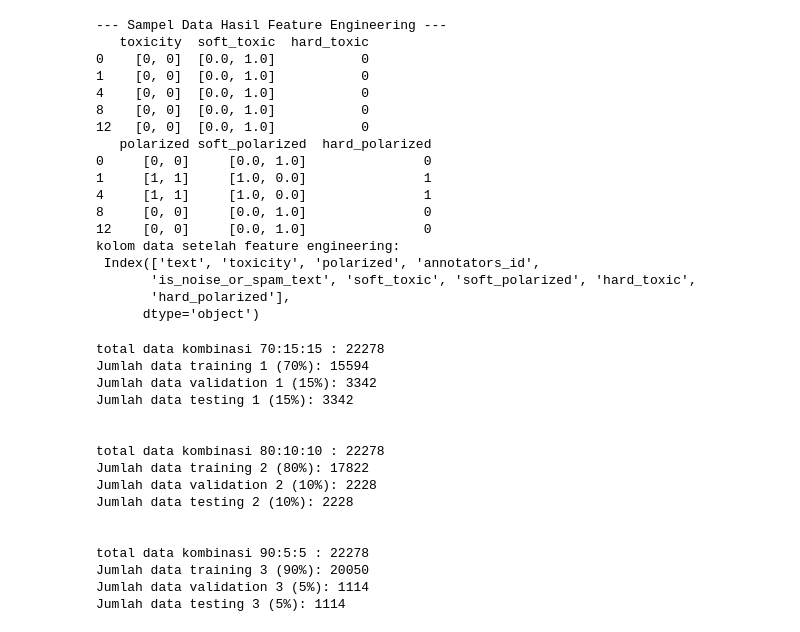
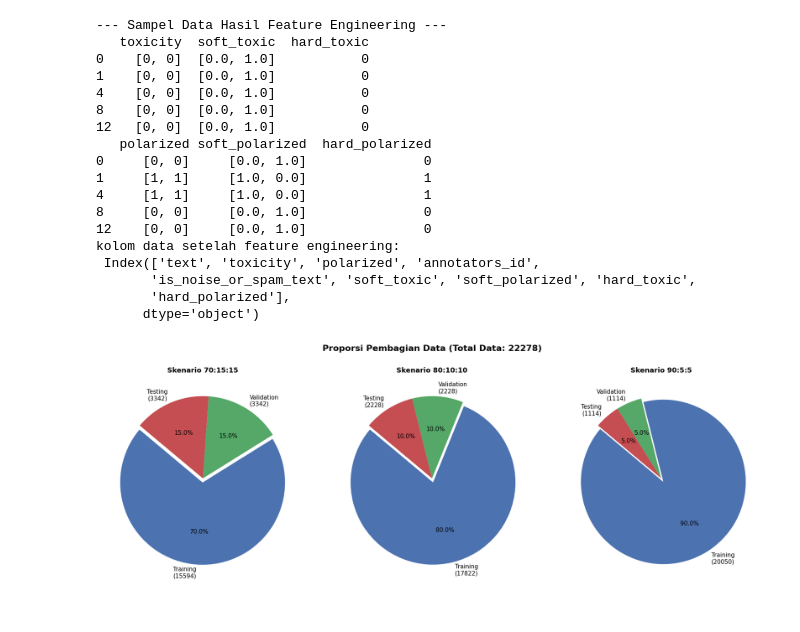
Before and after one commit to sultandaris/DARIS, a Jupyter notebook: code.ipynb, the cells around one changed output. Saved outputs shown, nothing was run; the diff lists cells and outputs as text; code cells hidden in the pictures.

```diff
--- a/code.ipynb
+++ b/code.ipynb
@@ -400,48 +400,56 @@ kolom data setelah feature engineering:
        'hard_polarized'],
       dtype='object')
 # %%
-#data splitting
 from sklearn.model_selection import train_test_split
+import matplotlib.pyplot as plt
 
+# ==========================================
+# 1. PROSES DATA SPLITTING
+# ==========================================
+# Skenario 1: 70:15:15
 train_data1, temp_data1 = train_test_split(data, test_size=0.3, random_state=42)
 val_data1, test_data1 = train_test_split(temp_data1, test_size=0.5, random_state=42)
-print("total data kombinasi 70:15:15 :", len(data))
-print(f"Jumlah data training 1 (70%): {len(train_data1)}")
-print(f"Jumlah data validation 1 (15%): {len(val_data1)}")
-print(f"Jumlah data testing 1 (15%): {len(test_data1)}")
 
-print("\n")
-
+# Skenario 2: 80:10:10
 train_data2, temp_data2 = train_test_split(data, test_size=0.2, random_state=42)
 val_data2, test_data2 = train_test_split(temp_data2, test_size=0.5, random_state=42)
-print("total data kombinasi 80:10:10 :", len(data))
-print(f"Jumlah data training 2 (80%): {len(train_data2)}")
-print(f"Jumlah data validation 2 (10%): {len(val_data2)}")
-print(f"Jumlah data testing 2 (10%): {len(test_data2)}")
 
-print("\n")
-
+# Skenario 3: 90:5:5
 train_data3, temp_data3 = train_test_split(data, test_size=0.1, random_state=42)
 val_data3, test_data3 = train_test_split(temp_data3, test_size=0.5, random_state=42)
-print("total data kombinasi 90:5:5 :", len(data))
-print(f"Jumlah data training 3 (90%): {len(train_data3)}")
-print(f"Jumlah data validation 3 (5%): {len(val_data3)}")
-print(f"Jumlah data testing 3 (5%): {len(test_data3)}")
+
+# ==========================================
+# 2. VISUALISASI DENGAN PIE CHART
+# ==========================================
+def plot_split_pie(train_len, val_len, test_len, judul, ax):
+    # Data untuk pie chart
+    sizes = [train_len, val_len, test_len]
+    labels = [f'Training\n({train_len})', f'Validation\n({val_len})', f'Testing\n({test_len})']
+
+    # Pengaturan warna agar menarik
+    colors = ['#4C72B0', '#55A868', '#C44E52']
+
+    # Memberi efek potongan sedikit keluar pada porsi Training
+    explode = (0.05, 0, 0)
+
+    # Membuat pie chart di axis yang ditentukan
+    ax.pie(sizes, explode=explode, labels=labels, colors=colors,
+           autopct='%1.1f%%', startangle=140, textprops={'fontsize': 11})
+    ax.set_title(judul, fontweight='bold', fontsize=13)
+
+# Membuat kanvas figure dengan 1 baris dan 3 kolom
+fig, axes = plt.subplots(nrows=1, ncols=3, figsize=(18, 6))
+fig.suptitle(f'Proporsi Pembagian Data (Total Data: {len(data)})',
+             fontsize=16, fontweight='bold', y=1.05)
+
+# Plot masing-masing skenario ke dalam subplots
+plot_split_pie(len(train_data1), len(val_data1), len(test_data1), 'Skenario 70:15:15', axes[0])
+plot_split_pie(len(train_data2), len(val_data2), len(test_data2), 'Skenario 80:10:10', axes[1])
+plot_split_pie(len(train_data3), len(val_data3), len(test_data3), 'Skenario 90:5:5', axes[2])
+
+# Merapikan jarak antar grafik dan menampilkannya
+plt.tight_layout()
+plt.show()
 # %% [output]
-total data kombinasi 70:15:15 : 22278
-Jumlah data training 1 (70%): 15594
-Jumlah data validation 1 (15%): 3342
-Jumlah data testing 1 (15%): 3342
-
-
-total data kombinasi 80:10:10 : 22278
-Jumlah data training 2 (80%): 17822
-Jumlah data validation 2 (10%): 2228
-Jumlah data testing 2 (10%): 2228
-
-
-total data kombinasi 90:5:5 : 22278
-Jumlah data training 3 (90%): 20050
-Jumlah data validation 3 (5%): 1114
-Jumlah data testing 3 (5%): 1114
+[figure, added]
 # %%
```
Also changed, not shown: parts of 5 cells of this notebook, 1 other file.
